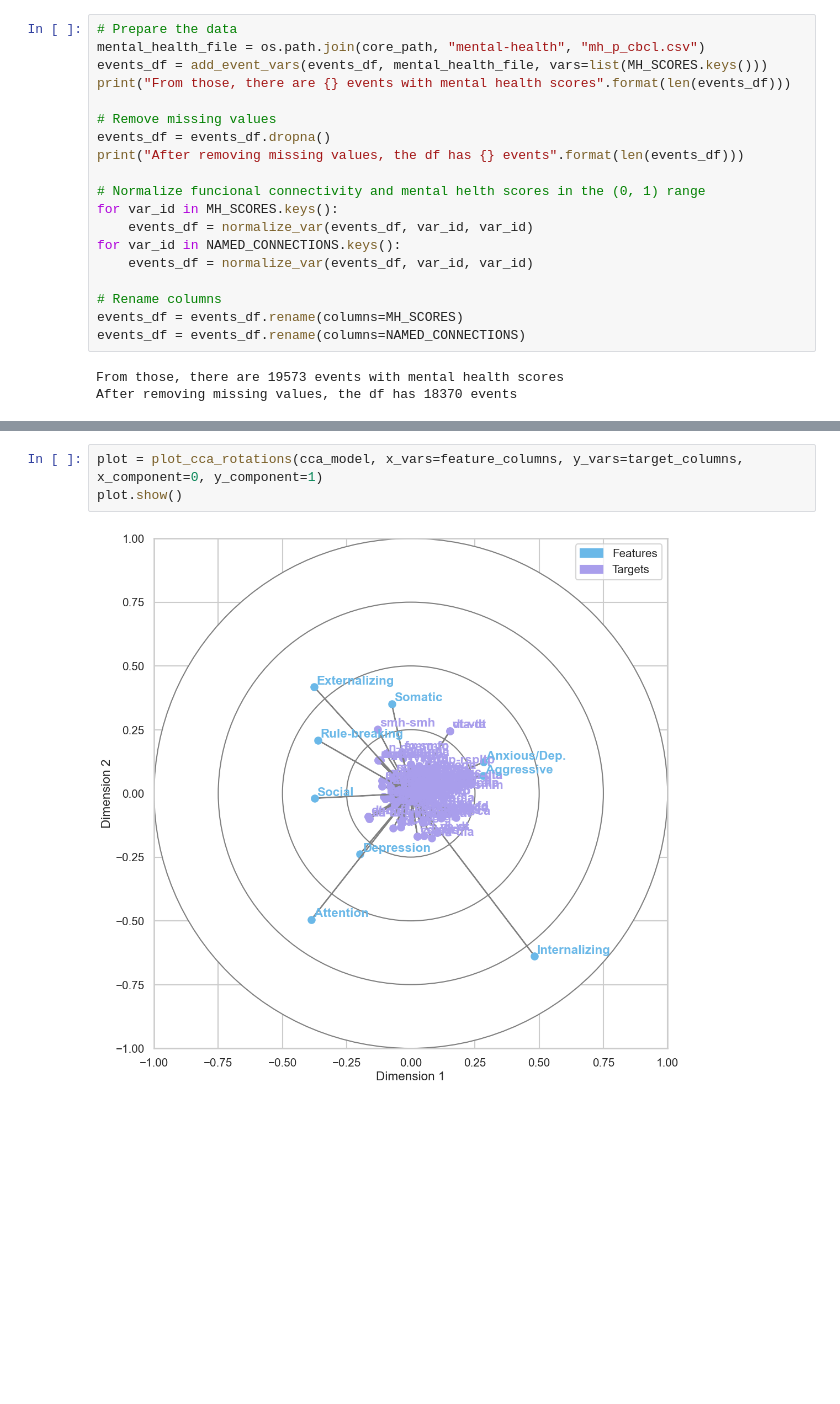
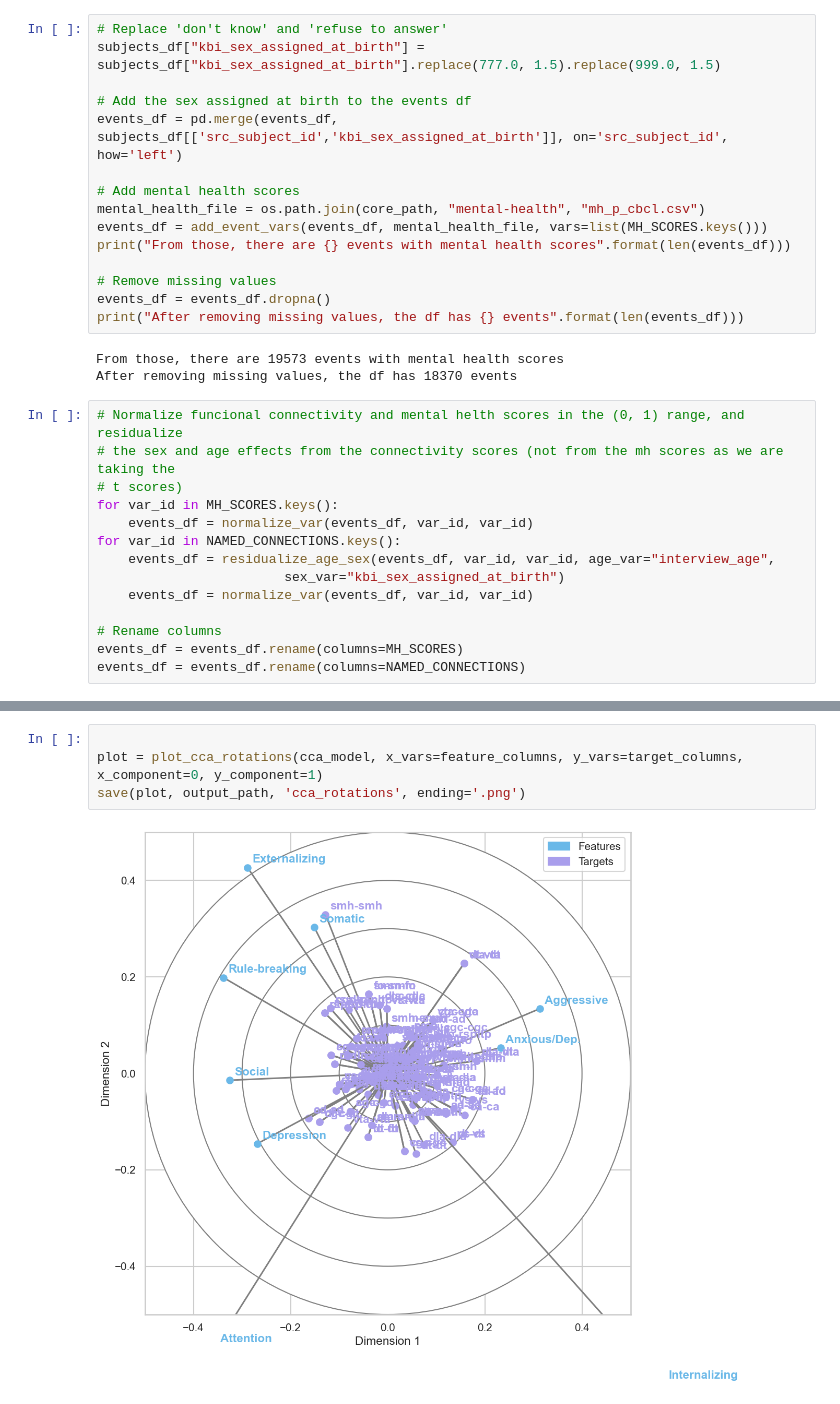
Before and after one commit to camgbus/ABCD5, a Jupyter notebook: abcd/analysis/mental_health_cca.ipynb, the cells around one changed output, grey strips where cells are left out. Cells and saved outputs as stored; diff of their text form; blank space fills up the shorter version.

Commit message:
Residualization, new plots

```diff
--- a/abcd/analysis/mental_health_cca.ipynb
+++ b/abcd/analysis/mental_health_cca.ipynb
@@ -22,7 +24,13 @@ print("There are {} events for {} subjects".format(len(events_df), len(subjects_
 # %% [output]
 There are 19605 events for 9879 subjects
 # %%
-# Prepare the data
+# Replace 'don't know' and 'refuse to answer'
+subjects_df["kbi_sex_assigned_at_birth"] = subjects_df["kbi_sex_assigned_at_birth"].replace(777.0, 1.5).replace(999.0, 1.5)
+
+# Add the sex assigned at birth to the events df
+events_df = pd.merge(events_df, subjects_df[['src_subject_id','kbi_sex_assigned_at_birth']], on='src_subject_id', how='left')
+
+# Add mental health scores
 mental_health_file = os.path.join(core_path, "mental-health", "mh_p_cbcl.csv")
 events_df = add_event_vars(events_df, mental_health_file, vars=list(MH_SCORES.keys()))
 print("From those, there are {} events with mental health scores".format(len(events_df)))
@@ -30,16 +38,20 @@ print("From those, there are {} events with mental health scores".format(len(eve
 # Remove missing values
 events_df = events_df.dropna()
 print("After removing missing values, the df has {} events".format(len(events_df)))
-
-# Normalize funcional connectivity and mental helth scores in the (0, 1) range
-for var_id in MH_SCORES.keys():
-    events_df = normalize_var(events_df, var_id, var_id)
-for var_id in NAMED_CONNECTIONS.keys():
-    events_df = normalize_var(events_df, var_id, var_id)
-
-# Rename columns
-events_df = events_df.rename(columns=MH_SCORES)
-events_df = events_df.rename(columns=NAMED_CONNECTIONS)
 # %% [output]
 From those, there are 19573 events with mental health scores
 After removing missing values, the df has 18370 events
+# %%
+# Normalize funcional connectivity and mental helth scores in the (0, 1) range, and residualize
+# the sex and age effects from the connectivity scores (not from the mh scores as we are taking the
+# t scores)
+for var_id in MH_SCORES.keys():
+    events_df = normalize_var(events_df, var_id, var_id)
+for var_id in NAMED_CONNECTIONS.keys():
+    events_df = residualize_age_sex(events_df, var_id, var_id, age_var="interview_age",
+                        sex_var="kbi_sex_assigned_at_birth")
+    events_df = normalize_var(events_df, var_id, var_id)
+
+# Rename columns
+events_df = events_df.rename(columns=MH_SCORES)
+events_df = events_df.rename(columns=NAMED_CONNECTIONS)
@@ -68,8 +103,9 @@ for dim in range(nr_components):
 # %%
+
 plot = plot_cca_rotations(cca_model, x_vars=feature_columns, y_vars=target_columns, x_component=0, y_component=1)
-plot.show()
+save(plot, output_path, 'cca_rotations', ending='.png')
 # %% [output]
-[figure, old version]
+[figure, new version]
 # %%
 plot_correlations(events_df, columns=cc_y_cols + target_columns)
 # %% [output]
```
Also changed, not shown: parts of 10 cells of this notebook, 6 other files.
